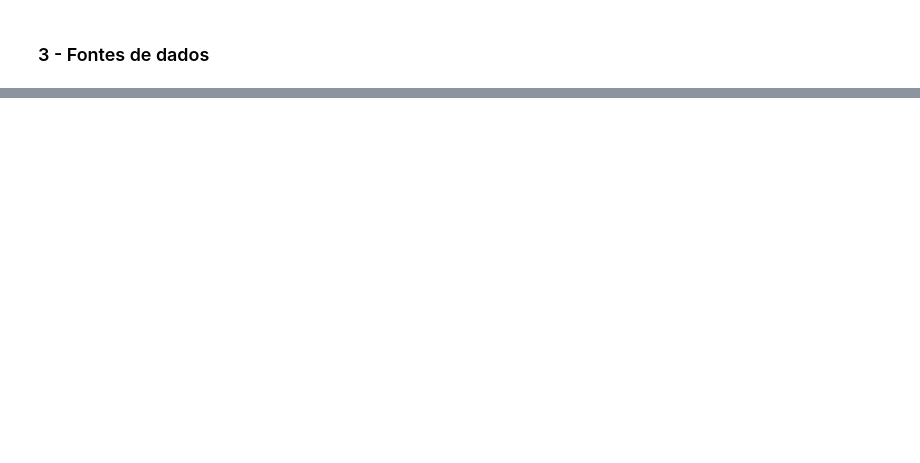
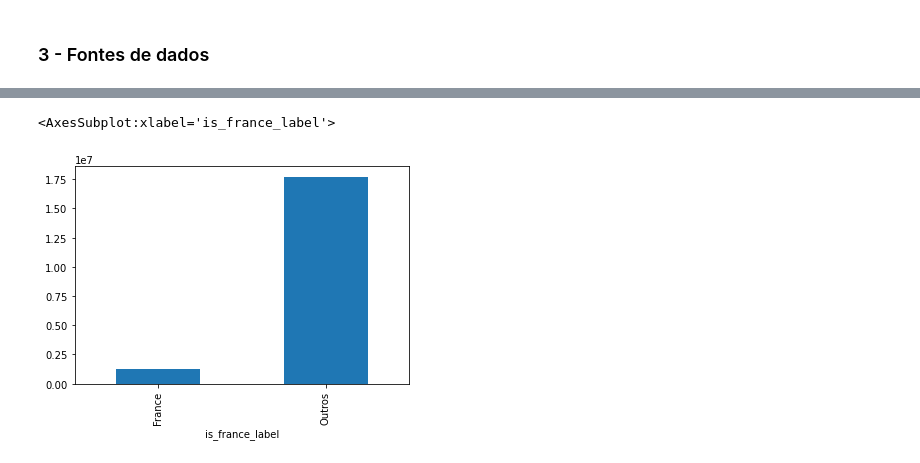
Before and after one commit to Marcus-Bernard0/data_science_alura, a Jupyter notebook: 14 - Data Science para a saúde/Projeto.ipynb, the cells around one changed output, grey strips where cells are left out. Drawn from its saved outputs; the diff is of its cells as text; code cells hidden in the pictures; blank space fills up the shorter version.

```diff
--- a/14 - Data Science para a saúde/Projeto.ipynb
+++ b/14 - Data Science para a saúde/Projeto.ipynb
@@ -279,0 +402,3 @@ dtype: int64
+# %%
+import numpy as np
+df['is_austra_label']=np.where(df['is_france'], 'France', 'Outros')
@@ -279,0 +415,5 @@ dtype: int64
+# %%
+df.groupby('is_france_label').sum()['11/22/22'].plot(kind='bar')
+# %% [output]
+<AxesSubplot:xlabel='is_france_label'>
+[figure, added]
```
Also changed, not shown: parts of 41 cells of this notebook.
